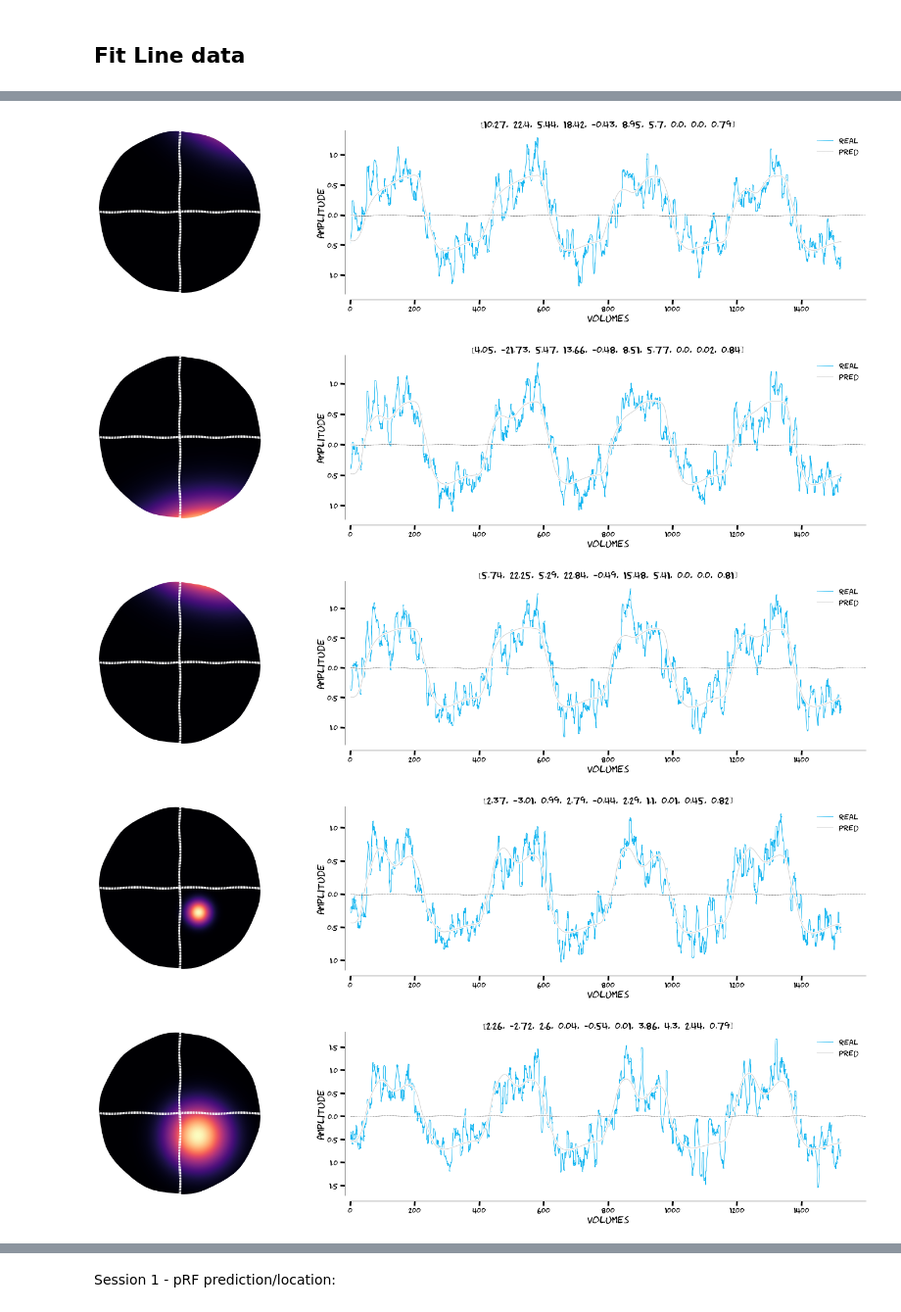
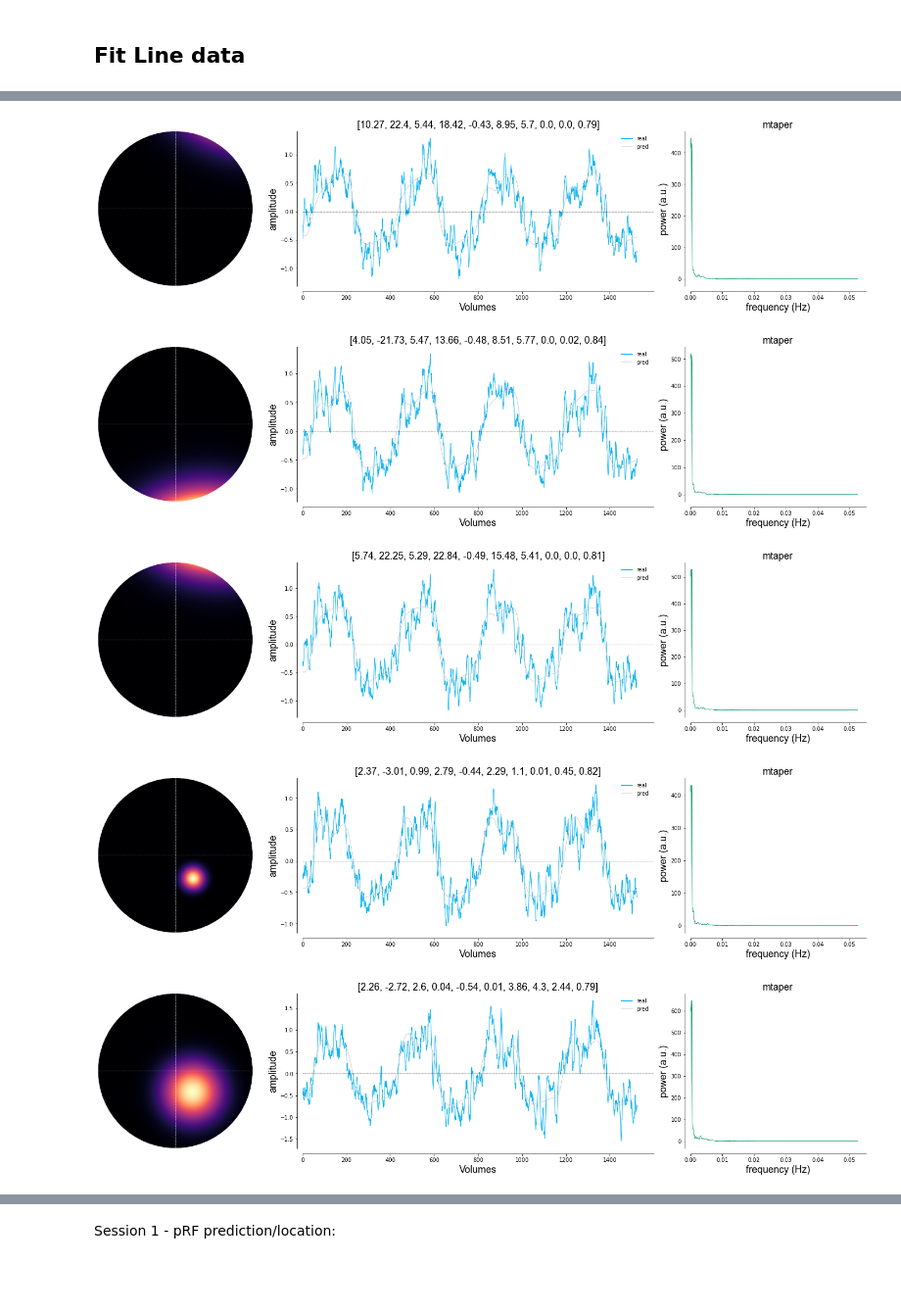
Before and after one commit to spinoza-centre/pRFline, a Jupyter notebook: notebooks/prf/exp_lineprf2.ipynb, the cells around one changed output, grey strips where cells are left out. Shown at 98% size. Drawn from its saved outputs; the diff is of its cells as text; code cells hidden in the pictures; blank space fills up the shorter version.

```diff
--- a/notebooks/prf/exp_lineprf2.ipynb
+++ b/notebooks/prf/exp_lineprf2.ipynb
@@ -53,7 +52,7 @@ func = dataset.Dataset(func_file,
                        use_bids=True,
                        verbose=True)
 
-data = func.fetch_fmri()
+data = func.fetch_fmri(type=)
 avg_func = data.groupby(['subject', 't']).mean()
 print(avg_func.shape)
 avg_func.head()
@@ -414,0 +392,17 @@ Define the fitter; use update screen distance size
+# %%
+# add dimension
+if avg_ribbon.ndim < 2:
+    avg_ribbon = avg_ribbon[np.newaxis,...]
+
+use_model = "norm"
+print(f"Running fit")
+
+avg_fit = prf.pRFmodelFitting(avg_ribbon,
+                              design_matrix=design,
+                              TR=0.105,
+                              model=use_model,
+                              stage='grid+iter',
+                              verbose=True,
+                              write_files=False)
+
+avg_fit.fit()
@@ -414,0 +437,2 @@ Define the fitter; use update screen distance size
+# %%
+pars,_,_ = avg_fit.plot_vox(vox_nr=0, model='norm', xkcd=False, title='pars', transpose=False, freq_spectrum=True, freq_type="fft")
@@ -415,5 +443,6 @@ Define the fitter; use update screen distance size
 # %%
 ribbon_func = np.array(data)
+use_model = "norm"
 
 prf_lines = opj(prf_new, "sub-003_ses-3_task-pRF_model-norm_stage-iter_desc-prf_params.npy")
 if not os.path.exists(prf_lines):
@@ -421,7 +450,7 @@ if not os.path.exists(prf_lines):
     modelling = prf.pRFmodelFitting(ribbon_func,
                                     design_matrix=design,
                                     TR=0.105,
-                                    model='norm',
+                                    model=use_model,
                                     stage='grid+iter',
                                     verbose=True,
                                     output_dir=prf_new,
@@ -431,14 +460,18 @@ if not os.path.exists(prf_lines):
     modelling.fit()
 else:
     print(f"Loading parameter file {prf_lines}")
-    yml = utils.get_file_from_substring("settings", prf_new)
+    yml = utils.get_file_from_substring([use_model, "settings"], prf_new)
+    if isinstance(yml, list):
+        yml = yml[-1]
+
     modelling = prf.pRFmodelFitting(ribbon_func,
                                     design_matrix=design,
                                     settings=yml,
-                                    model="norm",
+                                    TR=0.105,
+                                    model=use_model,
                                     output_dir=prf_new,
                                     output_base="sub-003_ses-3_task-pRF")
 
-    modelling.load_params(np.load(prf_lines), model='norm', stage='iter')
+    modelling.load_params(np.load(prf_lines), model=use_model, stage='iter', acq='line')
 # %% [output]
 Loading parameter file /mnt/export/data1/projects/MicroFunc/Jurjen/projects/hemifield/derivatives/prf/sub-003/ses-3/sub-003_ses-3_task-pRF_model-norm_stage-iter_desc-prf_params.npy
@@ -446,9 +479,9 @@ Using settings file: /mnt/export/data1/projects/MicroFunc/Jurjen/projects/hemifi
 # %%
 for vox_id in range(len(ribbon_func)):
-    pars,_,_ = modelling.plot_vox(vox_nr=vox_id, model='norm', xkcd=plot_xkcd, title='pars', transpose=False)
+    pars,_,_ = modelling.plot_vox(vox_nr=vox_id, model='norm', xkcd=False, title='pars', transpose=False, freq_spectrum=True, freq_type="mtaper")
 # %% [output]
-[figure, old version]
+[figure, new version]
-[figure, old version]
+[figure, new version]
-[figure, old version]
+[figure, new version]
-[figure, old version]
+[figure, new version]
-[figure, old version]
+[figure, new version]
```
Also changed, not shown: parts of 13 cells of this notebook.
